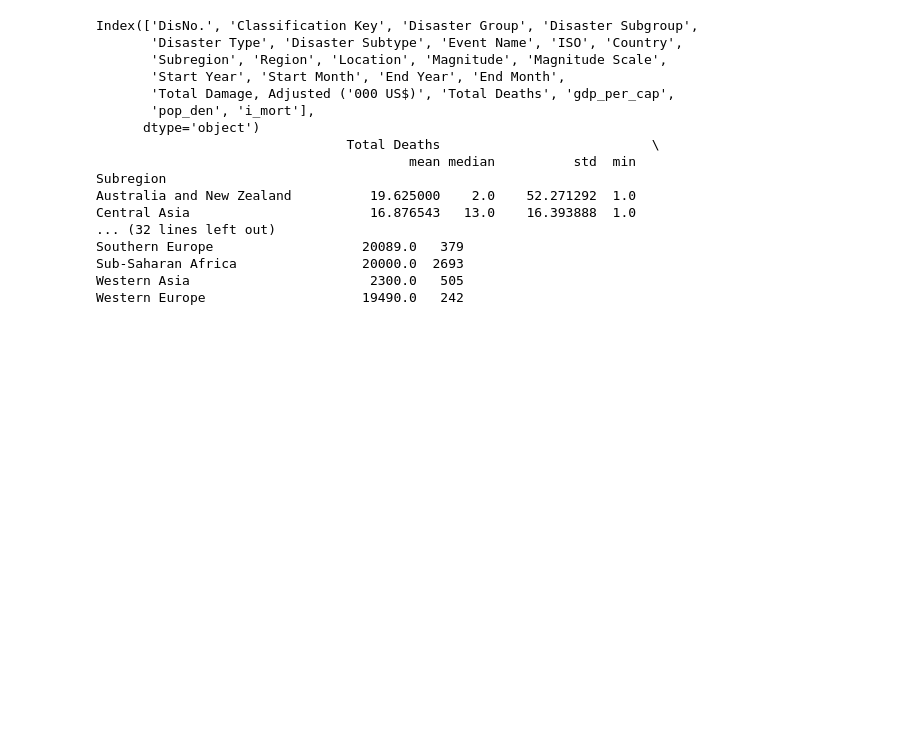
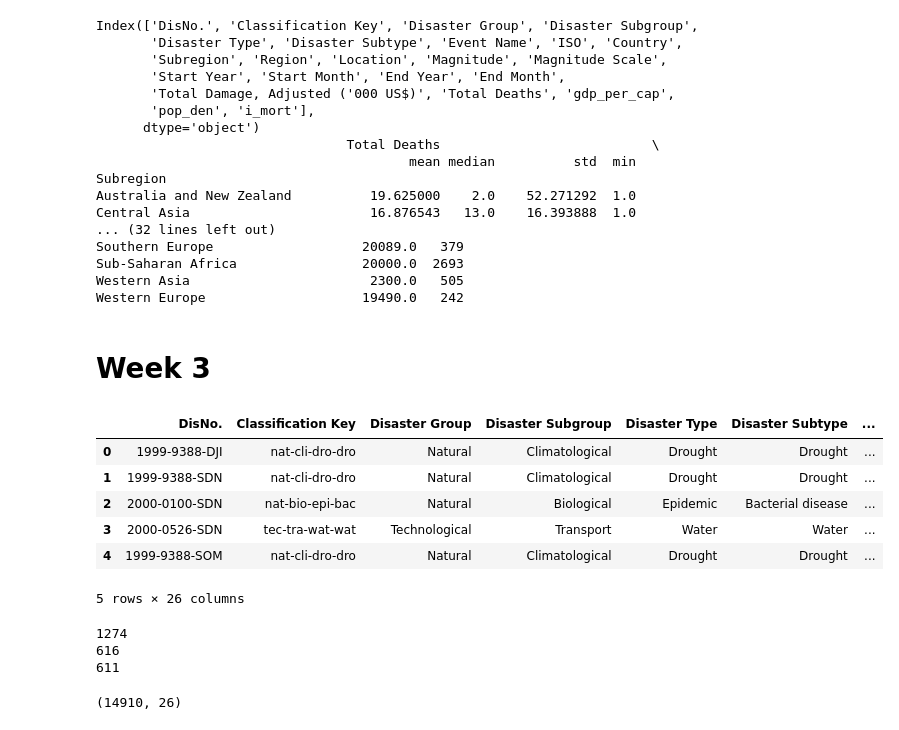
Before and after one commit to harrissamuel/24Spr_-S-Harris-_-disasters-, a Jupyter notebook: Sample_Capstone/code/data_loading/load_data.ipynb, the cells around one changed output. Saved outputs shown, nothing was run; the diff lists cells and outputs as text; code cells hidden in the pictures; blank space fills up the shorter version.

```diff
--- a/Sample_Capstone/code/data_loading/load_data.ipynb
+++ b/Sample_Capstone/code/data_loading/load_data.ipynb
@@ -569,3 +569,66 @@ fig = px.choropleth(_d,
 fig.update_layout(title_text='Costs Map with Year Slider')
 
 fig.show()
+# %% [markdown]
+# Week 3
+# %%
+# Prepare Data for mergings
+electy = pd.read_csv('acess_elec_percent.csv')
+co2 = pd.read_csv('co2_emission_metric_ton_per_cap.csv')
+lf_expect = pd.read_csv('life_expectancy.csv')
+# get only countries
+electy = electy.loc[:216,:]
+co2 = co2.loc[:216,:]
+lf_expect = lf_expect.loc[:216,:]
+# %%
+# co2
+co2 = pd.melt(co2, id_vars=['Series Name', 'Series Code', 'Country Name', 'Country Code'], var_name='Year', value_name='co2_emissions')
+co2['Year'] = co2['Year'].str[:4].astype(int)
+
+# electricity
+electy = pd.melt(electy, id_vars=['Series Name', 'Series Code', 'Country Name', 'Country Code'], var_name='Year', value_name='electricity_percentage')
+electy['Year'] = electy['Year'].str[:4].astype(int)
+
+# life
+lf_expect = pd.melt(lf_expect, id_vars=['Series Name', 'Series Code', 'Country Name', 'Country Code'], var_name='Year', value_name='life_expectancy')
+lf_expect['Year'] = lf_expect['Year'].str[:4].astype(int)
+# %%
+# co2
+merged_df = pd.merge(df, co2[['Year', 'Country Code', 'co2_emissions']], left_on=['Start Year', 'ISO'], right_on=['Year', 'Country Code'])
+df = merged_df.drop(['Year', 'Country Code'], axis=1)
+
+# electricity
+merged_df = pd.merge(df, electy[['Year', 'Country Code', 'electricity_percentage']], left_on=['Start Year', 'ISO'], right_on=['Year', 'Country Code'])
+df = merged_df.drop(['Year', 'Country Code'], axis=1)
+
+# life
+merged_df = pd.merge(df, lf_expect[['Year', 'Country Code', 'life_expectancy']], left_on=['Start Year', 'ISO'], right_on=['Year', 'Country Code'])
+df = merged_df.drop(['Year', 'Country Code'], axis=1)
+# %%
+df.head()
+# %% [output]
+|  | DisNo. | Classification Key | Disaster Group | Disaster Subgroup | Disaster Type | Disaster Subtype | ... |
+| 0 | 1999-9388-DJI | nat-cli-dro-dro | Natural | Climatological | Drought | Drought | ... |
+| 1 | 1999-9388-SDN | nat-cli-dro-dro | Natural | Climatological | Drought | Drought | ... |
+| 2 | 2000-0100-SDN | nat-bio-epi-bac | Natural | Biological | Epidemic | Bacterial disease | ... |
+| 3 | 2000-0526-SDN | tec-tra-wat-wat | Technological | Transport | Water | Water | ... |
+| 4 | 1999-9388-SOM | nat-cli-dro-dro | Natural | Climatological | Drought | Drought | ... |
+5 rows × 26 columns
+# %%
+# Make missing values NAs
+df['co2_emissions'] = df['co2_emissions'].apply(pd.to_numeric, errors='coerce')
+df['electricity_percentage'] = df['electricity_percentage'].apply(pd.to_numeric, errors='coerce')
+df['life_expectancy'] = df['life_expectancy'].apply(pd.to_numeric, errors='coerce')
+
+
+print(df['co2_emissions'].isna().sum())
+print(df['electricity_percentage'].isna().sum())
+print(df['life_expectancy'].isna().sum())
+# %% [output]
+1274
+616
+611
+# %%
+df.shape
+# %% [output]
+(14910, 26)
```
Also changed, not shown: 3 other files.
